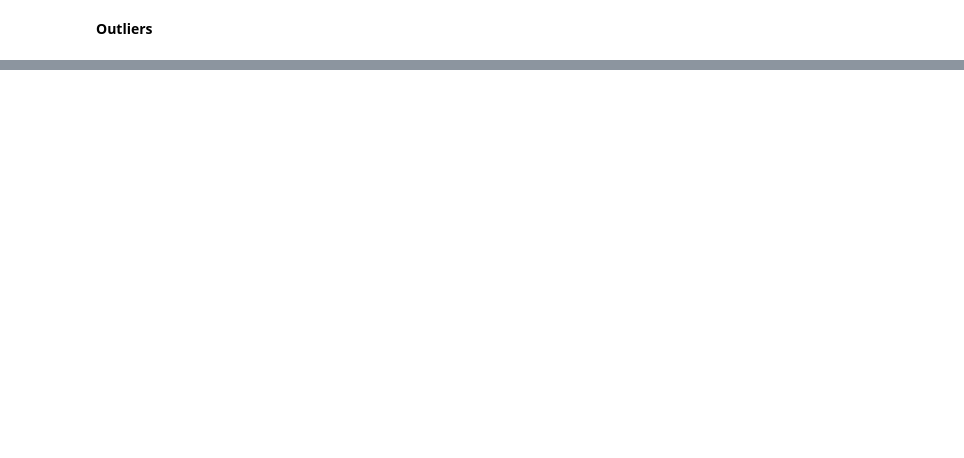
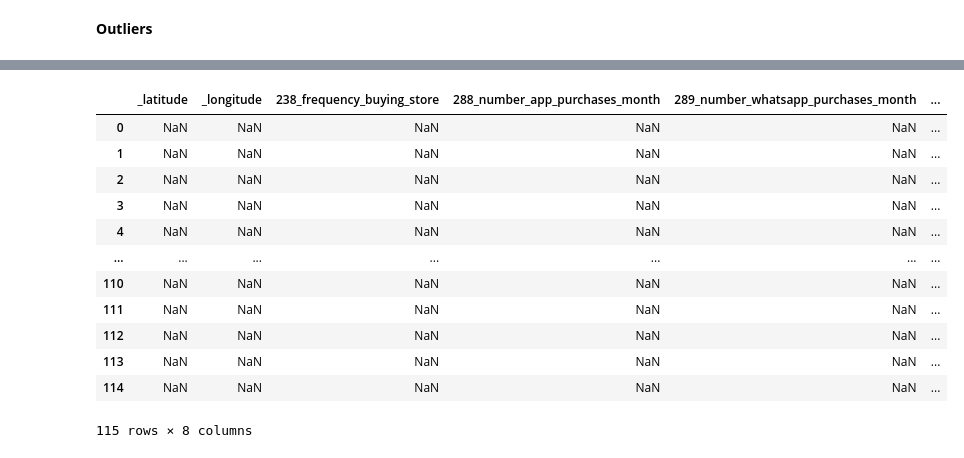
Before and after one commit to PabloGP10/Extracci-n-de-Datos, a Jupyter notebook: examen_consumer.ipynb, the cells around one changed output, grey strips where cells are left out. Saved outputs shown, nothing was run; the diff lists cells and outputs as text; code cells hidden in the pictures; blank space fills up the shorter version.

```diff
--- a/examen_consumer.ipynb
+++ b/examen_consumer.ipynb
@@ -289,0 +316,30 @@ NameError: ignored
+# %%
+#Método aplicando Cuartiles. Encuentro cuartiles 0.25 y 0.75
+y=y1
+
+percentile25=y.quantile(0.25) #Q1
+percentile75=y.quantile(0.75) #Q3
+iqr= percentile75 - percentile25
+
+Limite_Superior_iqr= percentile75 + 1.5*iqr
+Limite_Inferior_iqr= percentile25 - 1.5*iqr
+print("Limite superior permitido", Limite_Superior_iqr)
+print("Limite inferior permitido", Limite_Inferior_iqr)
+# %%
+#Encontramos Outliers del Dataframe
+outliers_iqr= y1[(y>Limite_Superior_iqr)|(y<Limite_Inferior_iqr)]
+outliers_iqr
+# %% [output]
+|  | _latitude | _longitude | 238_frequency_buying_store | 288_number_app_purchases_month | 289_number_whatsapp_purchases_month | ... |
+| 0 | NaN | NaN | NaN | NaN | NaN | ... |
+| 1 | NaN | NaN | NaN | NaN | NaN | ... |
+| 2 | NaN | NaN | NaN | NaN | NaN | ... |
+| 3 | NaN | NaN | NaN | NaN | NaN | ... |
+| 4 | NaN | NaN | NaN | NaN | NaN | ... |
+| ... | ... | ... | ... | ... | ... | ... |
+| 110 | NaN | NaN | NaN | NaN | NaN | ... |
+| 111 | NaN | NaN | NaN | NaN | NaN | ... |
+| 112 | NaN | NaN | NaN | NaN | NaN | ... |
+| 113 | NaN | NaN | NaN | NaN | NaN | ... |
+| 114 | NaN | NaN | NaN | NaN | NaN | ... |
+115 rows × 8 columns
```
Also changed, not shown: parts of 15 cells of this notebook.
